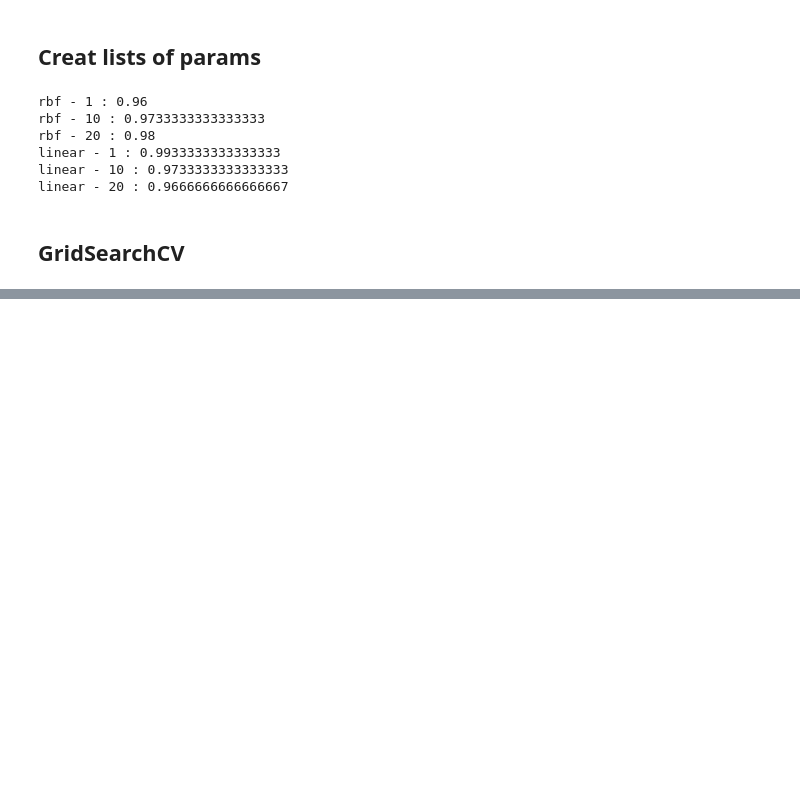
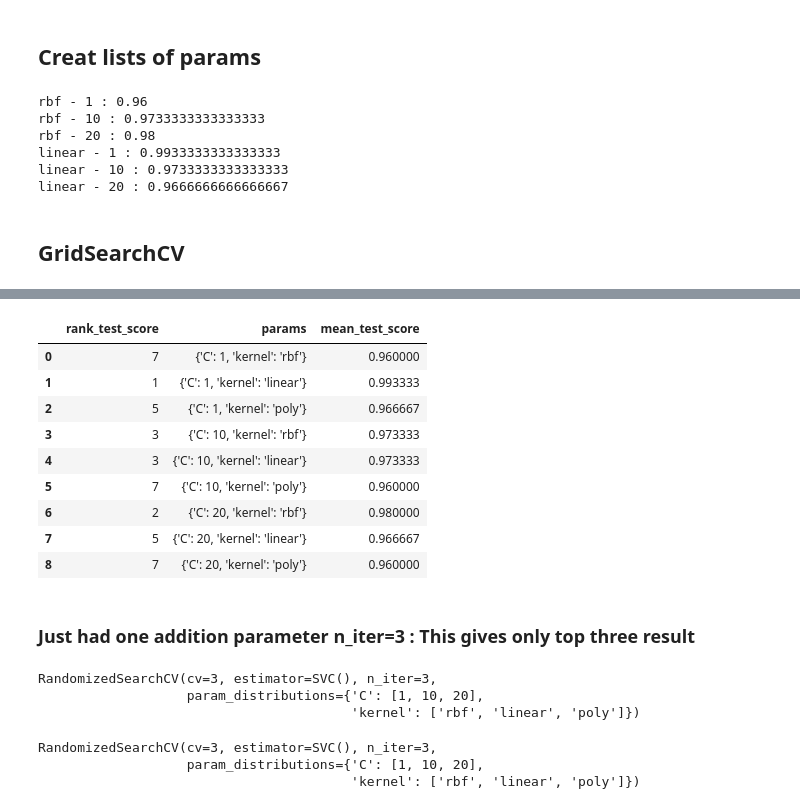
Before and after one commit to tejas40/Data_science, a Jupyter notebook: 5_Machine_learning/Classfication/9_1_GridsearchCV.ipynb, the cells around one changed output, grey strips where cells are left out. Cells and saved outputs as stored; diff of their text form; code cells hidden in the pictures; blank space fills up the shorter version.

```diff
--- a/5_Machine_learning/Classfication/9_1_GridsearchCV.ipynb
+++ b/5_Machine_learning/Classfication/9_1_GridsearchCV.ipynb
@@ -136,0 +152,4 @@ clf.cv_results_
+# %%
+final1 =final[['params','mean_test_score','rank_test_score']]
+# %%
+final1.set_index("rank_test_score",inplace=True )
@@ -136,0 +170,13 @@ clf.cv_results_
+# %%
+final1.reset_index()
+# %% [output]
+|  | rank_test_score | params | mean_test_score |
+| 0 | 7 | {'C': 1, 'kernel': 'rbf'} | 0.960000 |
+| 1 | 1 | {'C': 1, 'kernel': 'linear'} | 0.993333 |
+| 2 | 5 | {'C': 1, 'kernel': 'poly'} | 0.966667 |
+| 3 | 3 | {'C': 10, 'kernel': 'rbf'} | 0.973333 |
+| 4 | 3 | {'C': 10, 'kernel': 'linear'} | 0.973333 |
+| 5 | 7 | {'C': 10, 'kernel': 'poly'} | 0.960000 |
+| 6 | 2 | {'C': 20, 'kernel': 'rbf'} | 0.980000 |
+| 7 | 5 | {'C': 20, 'kernel': 'linear'} | 0.966667 |
+| 8 | 7 | {'C': 20, 'kernel': 'poly'} | 0.960000 |
@@ -136,0 +185,2 @@ clf.cv_results_
+# %% [markdown]
+### Just had one addition parameter n_iter=3 : This gives only top three result
@@ -136,0 +189,12 @@ clf.cv_results_
+# %%
+clf
+# %% [output]
+RandomizedSearchCV(cv=3, estimator=SVC(), n_iter=3,
+                   param_distributions={'C': [1, 10, 20],
+                                        'kernel': ['rbf', 'linear', 'poly']})
+# %%
+clf.fit(X , y)
+# %% [output]
+RandomizedSearchCV(cv=3, estimator=SVC(), n_iter=3,
+                   param_distributions={'C': [1, 10, 20],
+                                        'kernel': ['rbf', 'linear', 'poly']})
```
Also changed, not shown: parts of 11 cells of this notebook.
